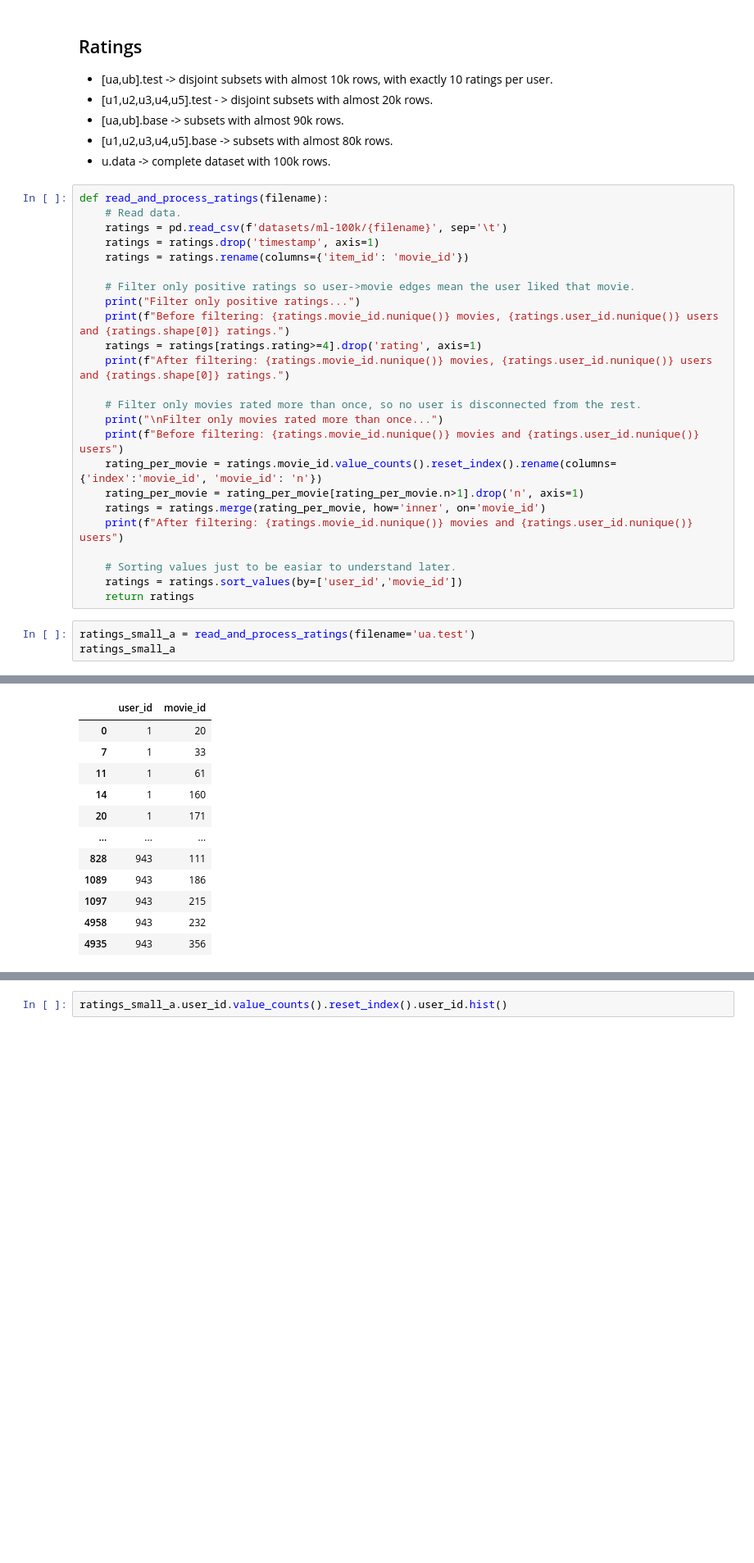
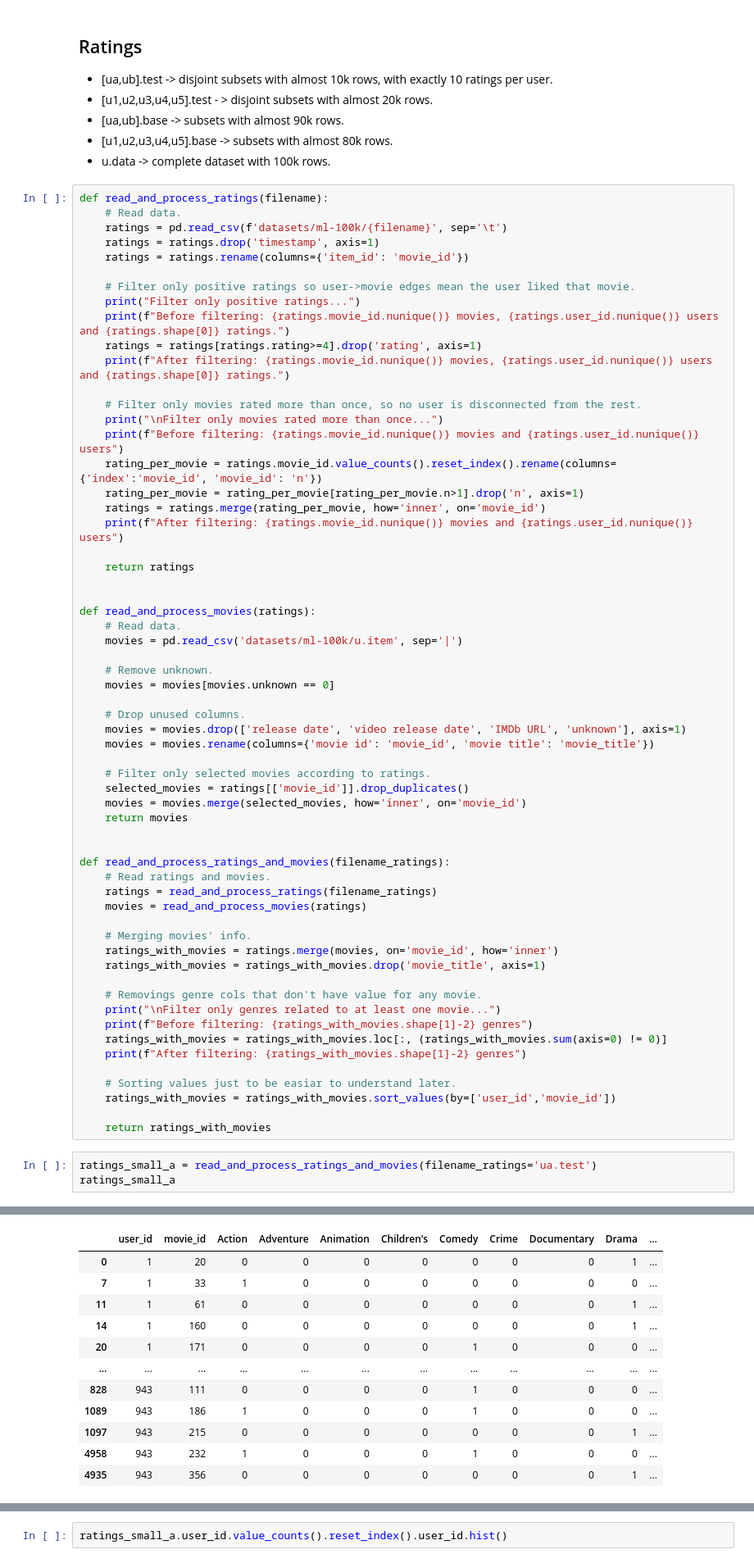
Before and after one commit to renatasarmet/mfbn, a Jupyter notebook: notebooks/exploring_movies_lens_100k.ipynb, the cells around one changed output, grey strips where cells are left out. Shown: that part at 82% size. Saved outputs shown, nothing was run; the diff lists cells and outputs as text; blank space fills up the shorter version.

Commit message:
creating files with movie genre

```diff
--- a/notebooks/exploring_movies_lens_100k.ipynb
+++ b/notebooks/exploring_movies_lens_100k.ipynb
@@ -40,11 +40,47 @@ def read_and_process_ratings(filename):
     ratings = ratings.merge(rating_per_movie, how='inner', on='movie_id')
     print(f"After filtering: {ratings.movie_id.nunique()} movies and {ratings.user_id.nunique()} users")
 
+    return ratings
+
+
+def read_and_process_movies(ratings):
+    # Read data.
+    movies = pd.read_csv('datasets/ml-100k/u.item', sep='|')
+
+    # Remove unknown.
+    movies = movies[movies.unknown == 0]
+
+    # Drop unused columns.
+    movies = movies.drop(['release date', 'video release date', 'IMDb URL', 'unknown'], axis=1)
+    movies = movies.rename(columns={'movie id': 'movie_id', 'movie title': 'movie_title'})
+
+    # Filter only selected movies according to ratings.
+    selected_movies = ratings[['movie_id']].drop_duplicates()
+    movies = movies.merge(selected_movies, how='inner', on='movie_id')
+    return movies
+
+
+def read_and_process_ratings_and_movies(filename_ratings):
+    # Read ratings and movies.
+    ratings = read_and_process_ratings(filename_ratings)
+    movies = read_and_process_movies(ratings)
+
+    # Merging movies' info.
+    ratings_with_movies = ratings.merge(movies, on='movie_id', how='inner')
+    ratings_with_movies = ratings_with_movies.drop('movie_title', axis=1)
+
+    # Removings genre cols that don't have value for any movie.
+    print("\nFilter only genres related to at least one movie...")
+    print(f"Before filtering: {ratings_with_movies.shape[1]-2} genres")
+    ratings_with_movies = ratings_with_movies.loc[:, (ratings_with_movies.sum(axis=0) != 0)]
+    print(f"After filtering: {ratings_with_movies.shape[1]-2} genres")
+
     # Sorting values just to be easiar to understand later.
-    ratings = ratings.sort_values(by=['user_id','movie_id'])
-    return ratings
+    ratings_with_movies = ratings_with_movies.sort_values(by=['user_id','movie_id'])
+
+    return ratings_with_movies
 # %%
-ratings_small_a = read_and_process_ratings(filename='ua.test')
+ratings_small_a = read_and_process_ratings_and_movies(filename_ratings='ua.test')
 ratings_small_a
 # %% [output]
 Filter only positive ratings...
@@ -57,12 +97,12 @@ After filtering: 645 movies and 932 users
-|  | user_id | movie_id |
-| 0 | 1 | 20 |
-| 7 | 1 | 33 |
-| 11 | 1 | 61 |
-| 14 | 1 | 160 |
-| 20 | 1 | 171 |
-| ... | ... | ... |
-| 828 | 943 | 111 |
-| 1089 | 943 | 186 |
-| 1097 | 943 | 215 |
-| 4958 | 943 | 232 |
-| 4935 | 943 | 356 |
+|  | user_id | movie_id | Action | Adventure | Animation | Children's | Comedy | Crime | Documentary | Drama | ... |
+| 0 | 1 | 20 | 0 | 0 | 0 | 0 | 0 | 0 | 0 | 1 | ... |
+| 7 | 1 | 33 | 1 | 0 | 0 | 0 | 0 | 0 | 0 | 0 | ... |
+| 11 | 1 | 61 | 0 | 0 | 0 | 0 | 0 | 0 | 0 | 1 | ... |
+| 14 | 1 | 160 | 0 | 0 | 0 | 0 | 0 | 0 | 0 | 1 | ... |
+| 20 | 1 | 171 | 0 | 0 | 0 | 0 | 1 | 0 | 0 | 0 | ... |
+| ... | ... | ... | ... | ... | ... | ... | ... | ... | ... | ... | ... |
+| 828 | 943 | 111 | 0 | 0 | 0 | 0 | 1 | 0 | 0 | 0 | ... |
+| 1089 | 943 | 186 | 1 | 0 | 0 | 0 | 1 | 0 | 0 | 0 | ... |
+| 1097 | 943 | 215 | 0 | 0 | 0 | 0 | 0 | 0 | 0 | 1 | ... |
+| 4958 | 943 | 232 | 1 | 0 | 0 | 0 | 1 | 0 | 0 | 0 | ... |
+| 4935 | 943 | 356 | 0 | 0 | 0 | 0 | 0 | 0 | 0 | 1 | ... |
```
Also changed, not shown: parts of 19 cells of this notebook, 2 other files.
